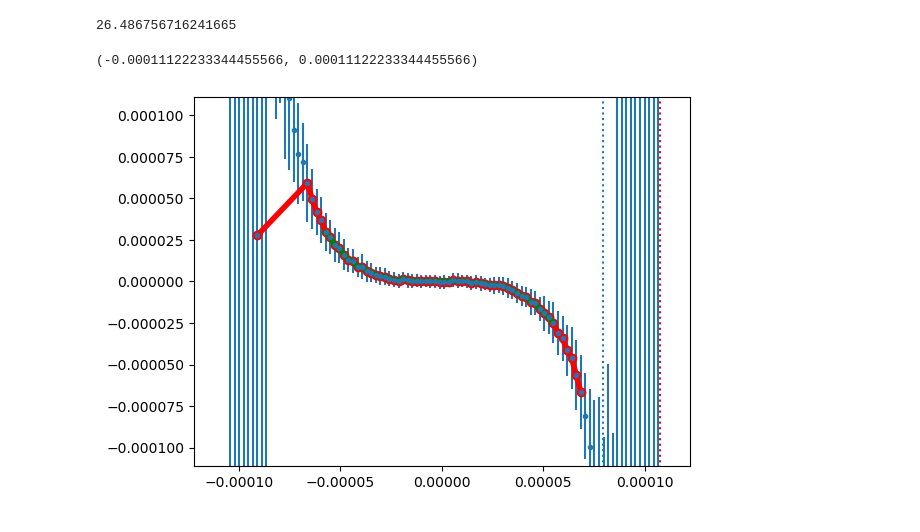
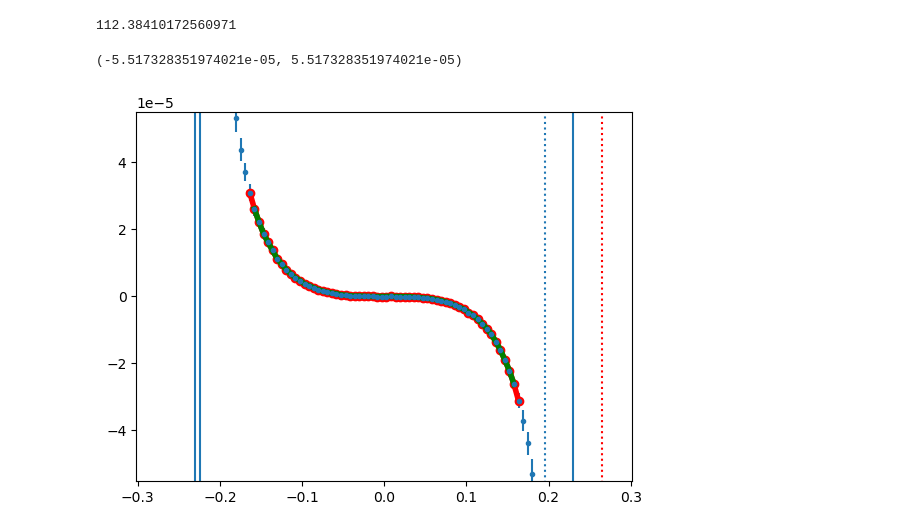
Before and after one commit to lusee-night/notebooks, a Jupyter notebook: calibrator/SNR.ipynb, the cells around one changed output. Cells and saved outputs as stored; diff of their text form; code cells hidden in the pictures.

```diff
--- a/calibrator/SNR.ipynb
+++ b/calibrator/SNR.ipynb
@@ -32,5 +14,3 @@ print ((precompensation*antenna).sum(),(precompensation_fix*antenna).sum())
-# %%
-A0fix = A0*np.sqrt(precompensation_fix*antenna)
 # %%
 def generate_data (sig = 1e-3, A=0.1*np.ones(M), noise =1 *np.ones(M)):
     phi_ofs = np.random.uniform(0,2*np.pi,M)
@@ -50,20 +30,32 @@ def estimate_phi (data,A = None, noise = None, fds=False):
     if (fds):
         return FD, SD, SNR2
 
-    if A is None:
-        return FD.sum()/SD.sum()
-    else:
-        weights = A**2/noise**4
-        return (FD*weights).sum()/(SD*weights).sum()
+    weights = A**2/noise**4
+    return (FD*weights).sum()/(SD*weights).sum(), SNR2.sum()
 
 
 def get_error (sig, A, noise, Ngo=100000):
-    res = [estimate_phi(generate_data(sig, A,noise),A,noise) for i in range(Ngo)]
-    res = np.array(res)
+    res, snr2 = np.array([estimate_phi(generate_data(sig, A,noise),A,noise) for i in range(Ngo)]).T
     mean = res.mean()
     std = res.std()
-    return mean, std
+    snrmean = snr2.mean()
+    snrstd = snr2.std()
+    return mean, std, snrmean, snrstd
 
 def SNR(A, noise):
     SNR2 = (A**2/noise**2).sum()*N
     return np.sqrt(SNR2)
+
+def SNRreport(A, noise, N3=256):
+    t_one = N*16*4096/102.4e6
+    t_intg = t_one*N3
+    print ("SNR one: ", SNR(A, noise))
+    print ("t_one",t_one)
+    print ("t_intg",t_intg)
+    SNR_intg = (A/noise)*np.sqrt(N*N3)
+    print ("SNR intg min: ", SNR_intg[SNR_intg>0].min())
+    print ("SNR intg max: ", SNR_intg.max())
+    plt.plot(karin*fbase/1e6,SNR_intg)
+    plt.xlabel('frequency [MHz]')
+    plt.ylabel('SNR')
+    plt.loglog()
@@ -140,21 +135,22 @@ SNR: 26.486756716241665
 # %%
-A=A0fix
+A=A0fix*10
 noise = noise0
 L = 1/kar.max()*7
 sigl = np.linspace(-L,L,100)
 print (SNR(A, noise))
-s,e = np.array([get_error(sig, A, noise,100) for sig in sigl]).T
+
+s,e,_,_ = np.array([get_error(sig, A, noise,100) for sig in sigl]).T
 # %% [output]
-26.486756716241665
+112.38410172560971
 # %%
 w = np.where(np.abs(sigl-s)<np.abs(sigl))
 w2 = np.where(np.abs(sigl-s)+2*np.abs(e)<np.abs(sigl))
-plt.errorbar(sigl,sigl-s,yerr=e,fmt='.')
-plt.plot(sigl[w],sigl[w]-s[w],'ro-',lw=4)
-plt.plot(sigl[w2],sigl[w2]-s[w2],'g-',lw=4)
-plt.axvline(5/kar.max(),-1,1,ls=':')
-plt.axvline(2/kar.mean(),-1,1,ls=':',color='r')
+plt.errorbar(sigl/alpha2phi,sigl-s,yerr=e,fmt='.')
+plt.plot(sigl[w]/alpha2phi,sigl[w]-s[w],'ro-',lw=4)
+plt.plot(sigl[w2]/alpha2phi,sigl[w2]-s[w2],'g-',lw=4)
+plt.axvline(5/kar.max()/alpha2phi,-1,1,ls=':')
+plt.axvline(2/kar.mean()/alpha2phi,-1,1,ls=':',color='r')
 plt.ylim(-L,L)
 # %% [output]
-(-0.00011122233344455566, 0.00011122233344455566)
+(-5.517328351974021e-05, 5.517328351974021e-05)
-[figure, old version]
+[figure, new version]
```
Also changed, not shown: parts of 16 cells of this notebook, 2 other files.
